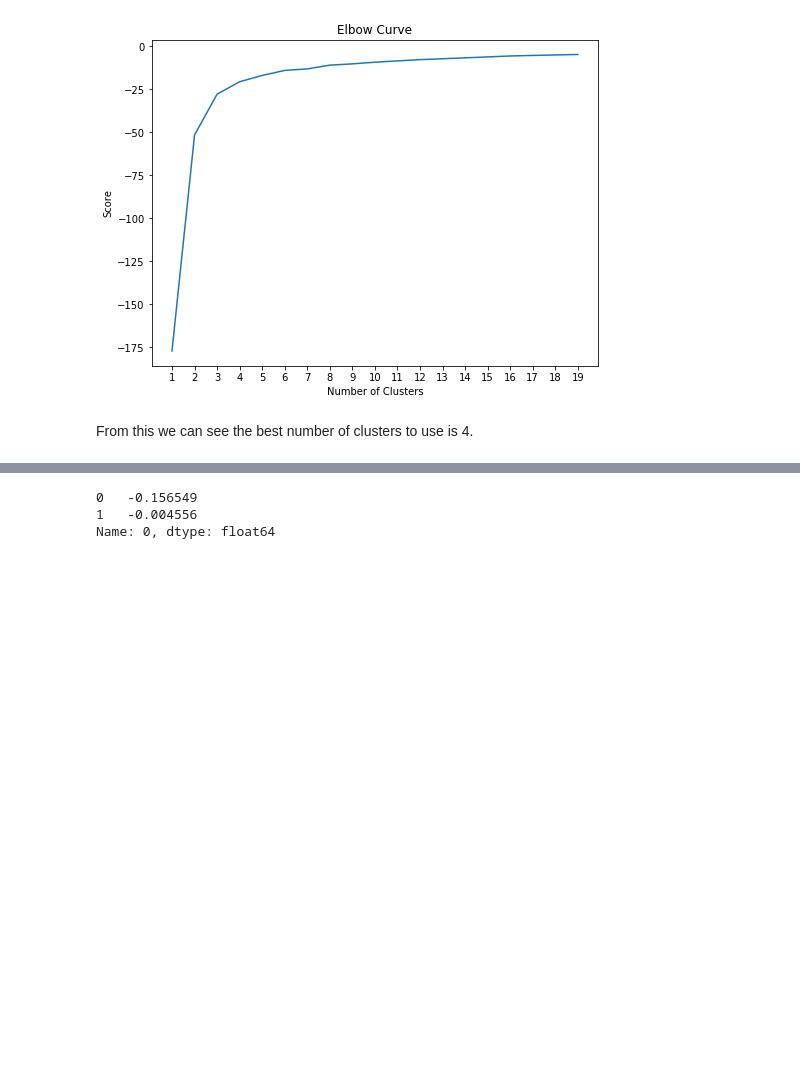
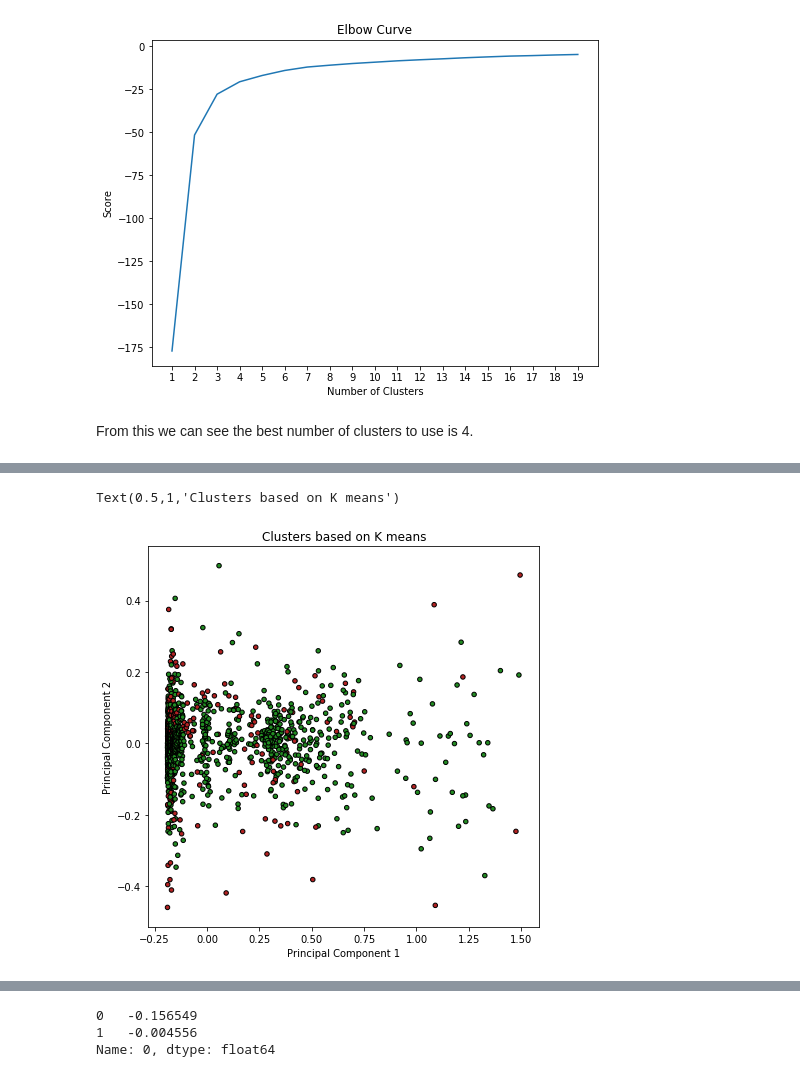
Before and after one commit to anish-saha/EventDetection-Paradigm01, a Jupyter notebook: KMeans.ipynb, the cells around one changed output, grey strips where cells are left out. Cells and saved outputs as stored; diff of their text form; code cells hidden in the pictures; blank space fills up the shorter version.

```diff
--- a/KMeans.ipynb
+++ b/KMeans.ipynb
@@ -144,0 +134,11 @@ Text(0.5,1,'Clusters based on K means')
+# %%
+#Plotting based on 2SD Event
+fig = plt.figure(1, figsize=(7,7))
+plt.scatter(reduced_data.iloc[:,0], reduced_data.iloc[:,1],
+            c=colors_2sd, edgecolor="k", s=20)
+plt.xlabel('Principal Component 1')
+plt.ylabel('Principal Component 2')
+plt.title('Clusters based on K means')
+# %% [output]
+Text(0.5,1,'Clusters based on K means')
+[figure, added]
```
Also changed, not shown: parts of 9 cells of this notebook.
